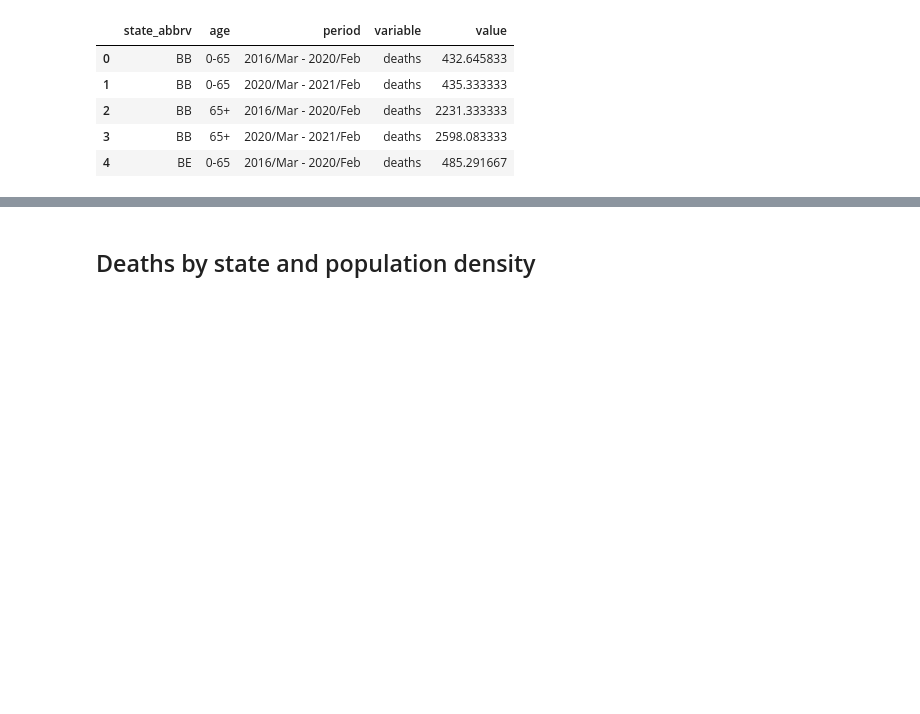
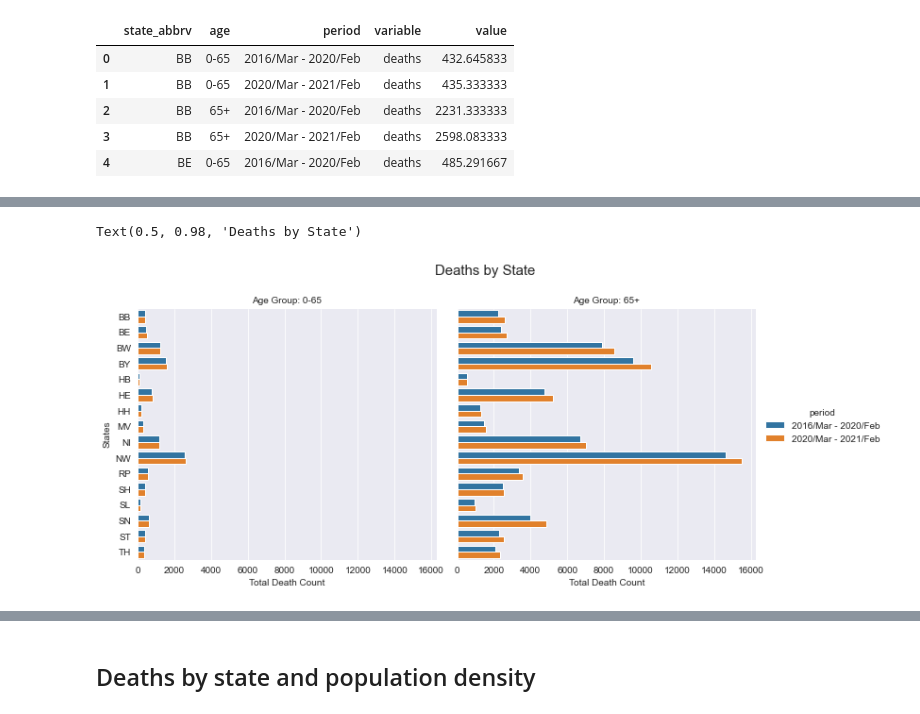
Before and after one commit to Shrijeetkharche/Hamoye-id3, a Jupyter notebook: Group_2_3.ipynb, the cells around one changed output, grey strips where cells are left out. Drawn from its saved outputs; the diff is of its cells as text; code cells hidden in the pictures; blank space fills up the shorter version.

```diff
--- a/Group_2_3.ipynb
+++ b/Group_2_3.ipynb
@@ -293,0 +309,19 @@ display(data_m.head())
+# %%
+# Plotting The Graphs
+temp1 = data_m[data_m.variable == 'deaths'].reset_index(drop=True)
+temp2 = data_m[data_m.variable == 'deaths_per_pop'].reset_index(drop=True)
+# %%
+sns.set_style('darkgrid')
+
+p1 = (sns.catplot(x='value', y='state_abbrv',
+            hue='period', col='age',
+            data=temp1, ci=None, kind='bar').set_axis_labels("Total Death Count", "States")
+            .set_titles("Age Group: {col_name}")
+)
+p1.fig.subplots_adjust(top=.85)
+p1.fig.suptitle("Deaths by State (On Normal Count)", fontsize=15)
+
+# mplcursors.cursor(hover=True)
+# %% [output]
+Text(0.5, 0.98, 'Deaths by State')
+[figure, added]
```
Also changed, not shown: parts of 10 cells of this notebook.
